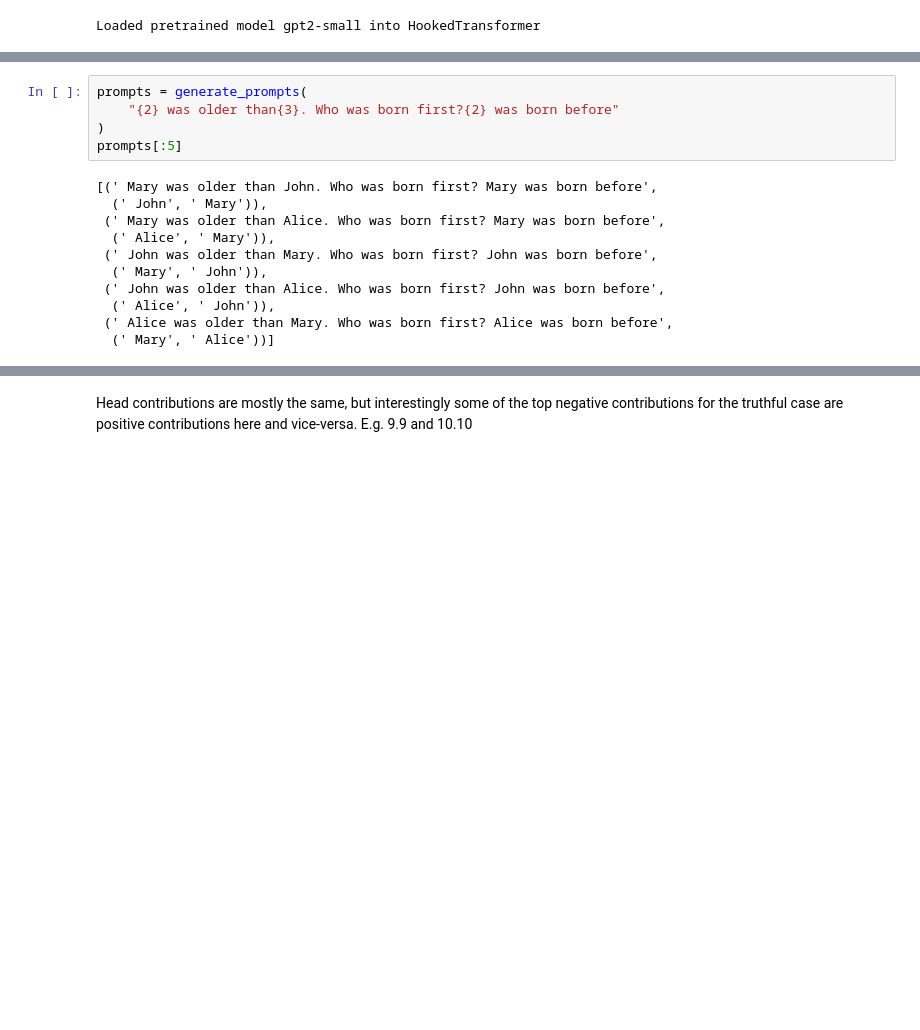
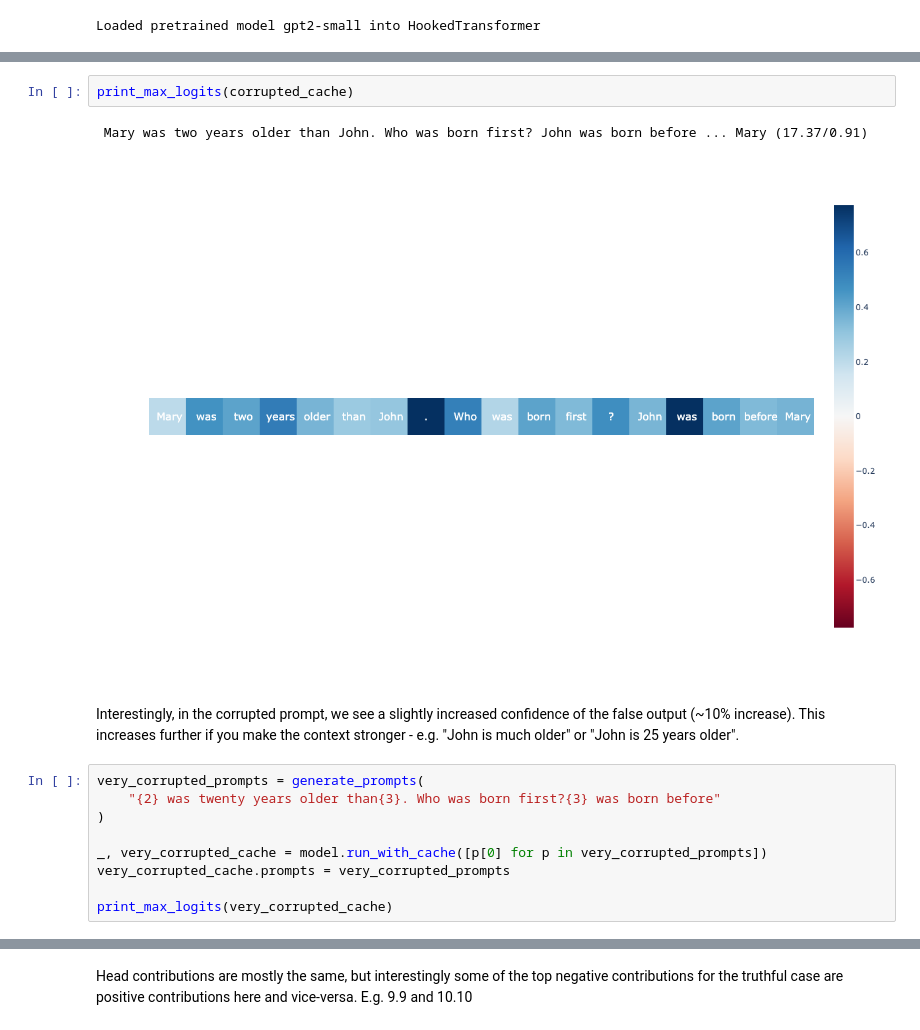
Before and after one commit to layterz/experiments, a Jupyter notebook: notebooks/misdirection.ipynb, the cells around one changed output, grey strips where cells are left out. Drawn from its saved outputs; the diff is of its cells as text; blank space fills up the shorter version.

```diff
--- a/notebooks/misdirection.ipynb
+++ b/notebooks/misdirection.ipynb
@@ -100,17 +163,17 @@ def generate_prompts(t):
+# %%
+print_max_logits(corrupted_cache)
+# %% [output]
+ Mary was two years older than John. Who was born first? John was born before ... Mary (17.37/0.91)
+[figure, added]
+# %% [markdown]
+Interestingly, in the corrupted prompt, we see a slightly increased confidence of the false output (~10% increase). This increases further if you make the context stronger - e.g. "John is much older" or "John is 25 years older".
 # %%
-prompts = generate_prompts(
-    "{2} was older than{3}. Who was born first?{2} was born before"
+very_corrupted_prompts = generate_prompts(
+    "{2} was twenty years older than{3}. Who was born first?{3} was born before"
 )
-prompts[:5]
+
+_, very_corrupted_cache = model.run_with_cache([p[0] for p in very_corrupted_prompts])
+very_corrupted_cache.prompts = very_corrupted_prompts
+
+print_max_logits(very_corrupted_cache)
-# %% [output]
-[(' Mary was older than John. Who was born first? Mary was born before',
-  (' John', ' Mary')),
- (' Mary was older than Alice. Who was born first? Mary was born before',
-  (' Alice', ' Mary')),
- (' John was older than Mary. Who was born first? John was born before',
-  (' Mary', ' John')),
- (' John was older than Alice. Who was born first? John was born before',
-  (' Alice', ' John')),
- (' Alice was older than Mary. Who was born first? Alice was born before',
-  (' Mary', ' Alice'))]
 # %%
```
Also changed, not shown: parts of 18 cells of this notebook.
